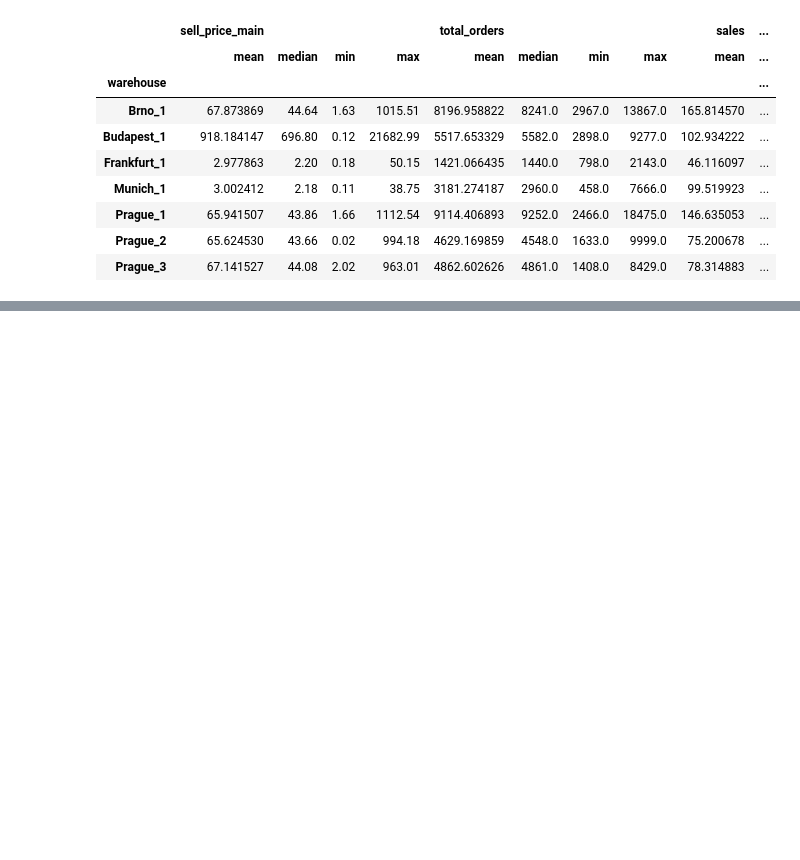
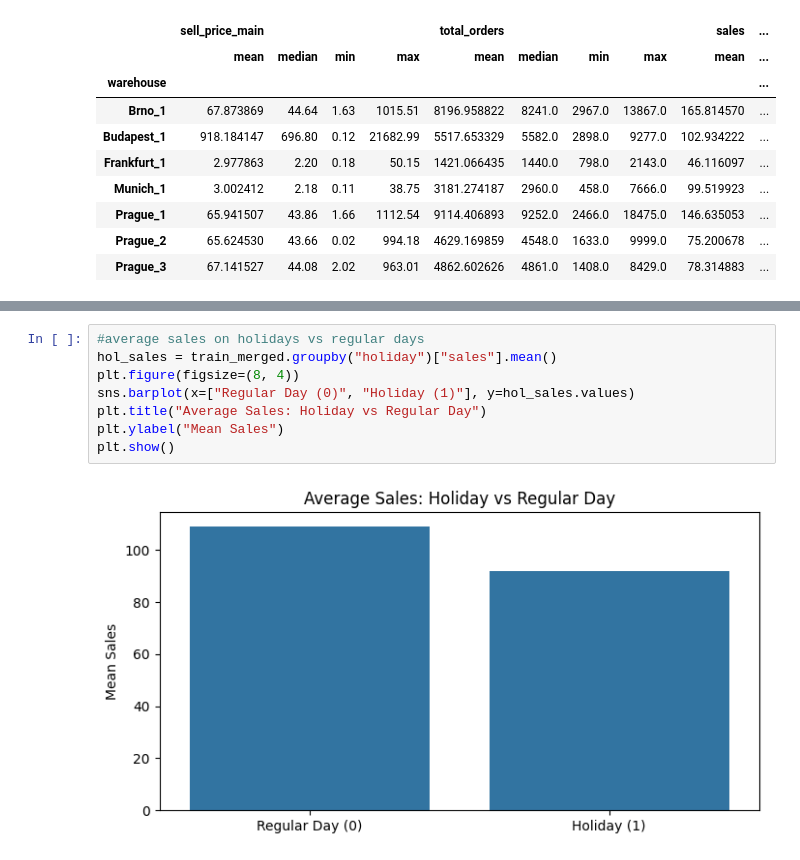
Before and after one commit to KtoxTheNisa/GROUP51_CENG313, a Jupyter notebook: assignment1_eda_baseline.ipynb, the cells around one changed output, grey strips where cells are left out. Drawn from its saved outputs; the diff is of its cells as text; blank space fills up the shorter version.

```diff
--- a/assignment1_eda_baseline.ipynb
+++ b/assignment1_eda_baseline.ipynb
@@ -268,0 +282,10 @@ plt.show()
+# %%
+#average sales on holidays vs regular days
+hol_sales = train_merged.groupby("holiday")["sales"].mean()
+plt.figure(figsize=(8, 4))
+sns.barplot(x=["Regular Day (0)", "Holiday (1)"], y=hol_sales.values)
+plt.title("Average Sales: Holiday vs Regular Day")
+plt.ylabel("Mean Sales")
+plt.show()
+# %% [output]
+[figure, added]
```
Also changed, not shown: parts of 9 cells of this notebook.
